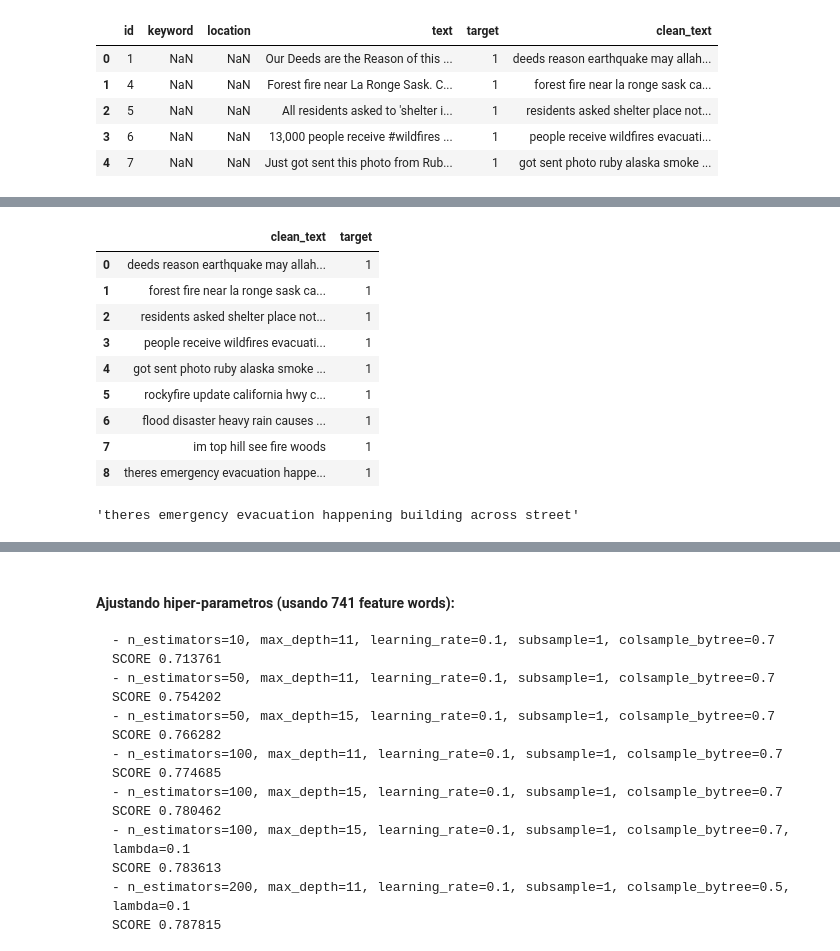
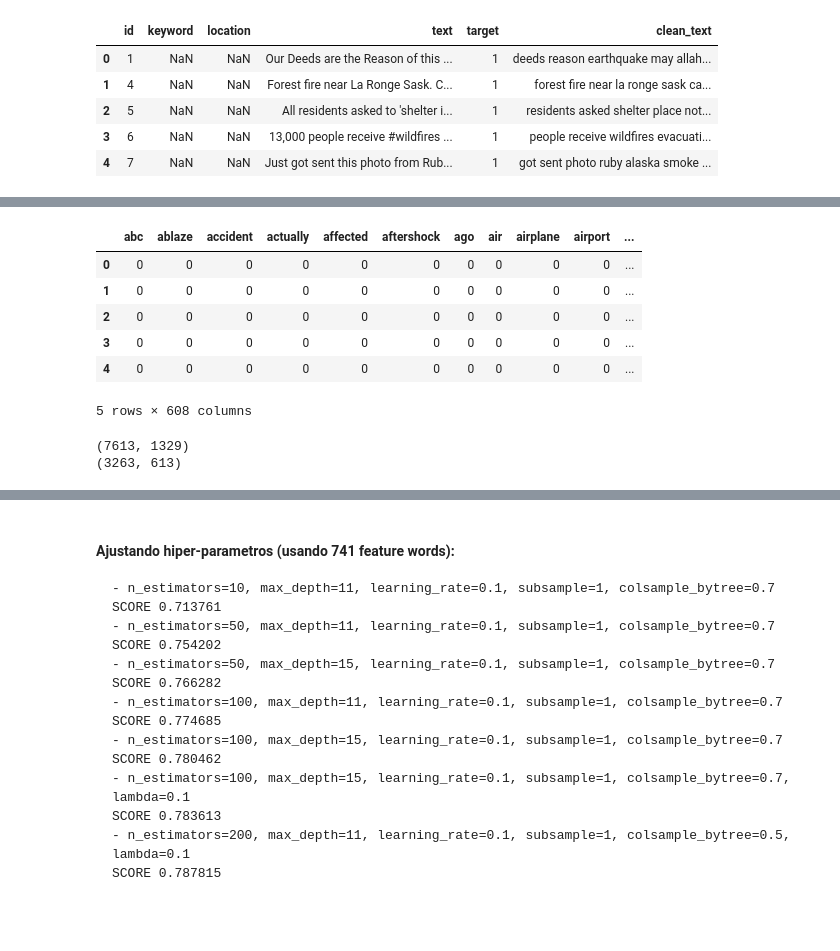
Before and after one commit to aleacevedo/Datos-TP-1C-2020, a Jupyter notebook: TP2/Matias/7_XGBoost_BOW.ipynb, the cells around one changed output, grey strips where cells are left out. Saved outputs shown, nothing was run; the diff lists cells and outputs as text; code cells hidden in the pictures; blank space fills up the shorter version.

```diff
--- a/TP2/Matias/7_XGBoost_BOW.ipynb
+++ b/TP2/Matias/7_XGBoost_BOW.ipynb
@@ -91,0 +60,3 @@ df.head()
+# %%
+test["clean_text"] = test["text"].apply(lambda x: cleaning_text(x))
+test.head()
@@ -91,0 +70,5 @@ df.head()
+# %%
+test.rename(columns={"location":"location_original"}, inplace=True)
+test.rename(columns={"id":"id_original"}, inplace=True)
+test.rename(columns={"text":"text_original"}, inplace=True)
+test.rename(columns={"keyword":"keyword_original"}, inplace=True)
@@ -91,0 +95,6 @@ df.head()
+# %%
+vec_test = vectorizer.transform(test["clean_text"])
+feature_words = vectorizer.get_feature_names()
+print(len(feature_words))
+df_bow_test = pd.DataFrame(vec_test.toarray(), columns=feature_words)
+df_bow_test.head()
@@ -140,19 +142,21 @@ df_filter.head(20)
-# %%
-tweets.loc[:,["clean_text","target"]].head(9)
-# %% [output]
-|  | clean_text | target |
-| 0 | deeds reason earthquake may allah... | 1 |
-| 1 | forest fire near la ronge sask ca... | 1 |
-| 2 | residents asked shelter place not... | 1 |
-| 3 | people receive wildfires evacuati... | 1 |
-| 4 | got sent photo ruby alaska smoke ... | 1 |
-| 5 | rockyfire update california hwy c... | 1 |
-| 6 | flood disaster heavy rain causes ... | 1 |
-| 7 | im top hill see fire woods | 1 |
-| 8 | theres emergency evacuation happe... | 1 |
-# %%
-tweets.iloc[8,5]
-# %% [output]
-'theres emergency evacuation happening building across street'
+# %%
+df_filter_test = df_bow_test.loc[:,(df_bow_test.sum()>=10)]
+df_filter_test.head()
+# %% [output]
+|  | abc | ablaze | accident | actually | affected | aftershock | ago | air | airplane | airport | ... |
+| 0 | 0 | 0 | 0 | 0 | 0 | 0 | 0 | 0 | 0 | 0 | ... |
+| 1 | 0 | 0 | 0 | 0 | 0 | 0 | 0 | 0 | 0 | 0 | ... |
+| 2 | 0 | 0 | 0 | 0 | 0 | 0 | 0 | 0 | 0 | 0 | ... |
+| 3 | 0 | 0 | 0 | 0 | 0 | 0 | 0 | 0 | 0 | 0 | ... |
+| 4 | 0 | 0 | 0 | 0 | 0 | 0 | 0 | 0 | 0 | 0 | ... |
+5 rows × 608 columns
+# %%
+train_final = pd.concat([train,df_filter_train], axis="columns")
+print(train_final.shape)
+test_final = pd.concat([test,df_filter_test], axis="columns")
+print(test_final.shape)
+# %% [output]
+(7613, 1329)
+(3263, 613)
 # %%
 #Construimos los datos de entrenamiento y de test
```
Also changed, not shown: parts of 51 cells of this notebook, 3 other files.
